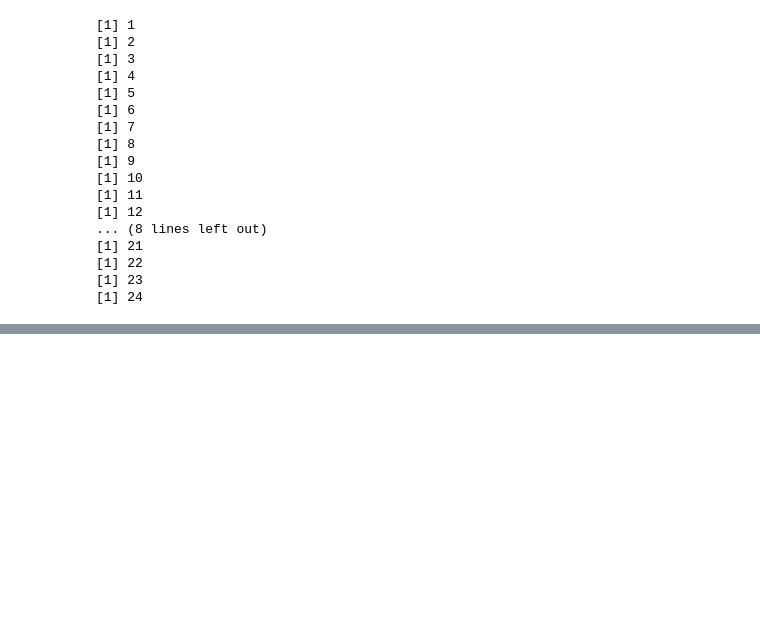
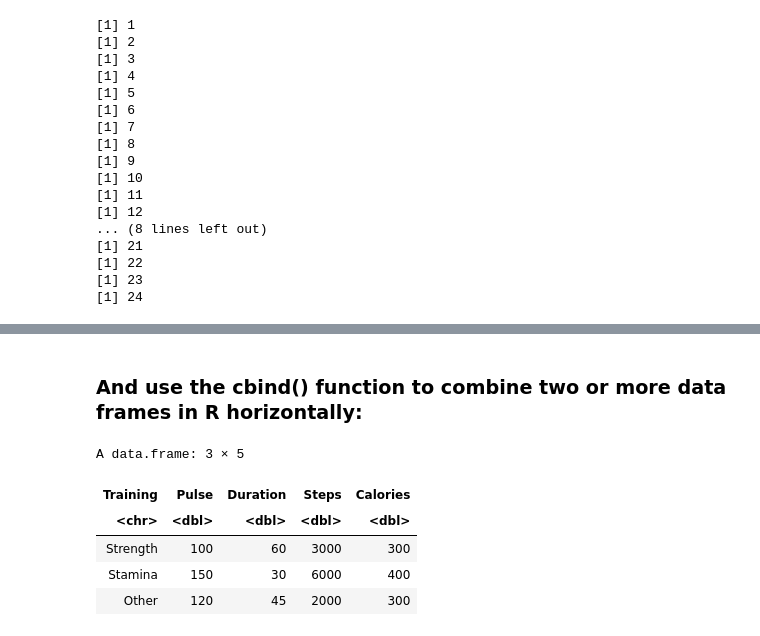
Before and after one commit to prodigy234/Complete_Data_Science_Full_Course, a Jupyter notebook: R Programming/16.R Data Structures.ipynb, the cells around one changed output, grey strips where cells are left out. Cells and saved outputs as stored; diff of their text form; code cells hidden in the pictures; blank space fills up the shorter version.

```diff
--- a/R Programming/16.R Data Structures.ipynb
+++ b/R Programming/16.R Data Structures.ipynb
@@ -877,0 +1107,24 @@ for(x in multiarray){
+# %% [markdown]
+### And use the cbind() function to combine two or more data frames in R horizontally:
+# %%
+# Example
+Data_Frame3 <- data.frame (
+  Training = c("Strength", "Stamina", "Other"),
+  Pulse = c(100, 150, 120),
+  Duration = c(60, 30, 45)
+)
+
+Data_Frame4 <- data.frame (
+  Steps = c(3000, 6000, 2000),
+  Calories = c(300, 400, 300)
+)
+
+New_Data_Frame1 <- cbind(Data_Frame3, Data_Frame4)
+New_Data_Frame1
+# %% [output]
+A data.frame: 3 × 5
+| Training | Pulse | Duration | Steps | Calories |
+| <chr> | <dbl> | <dbl> | <dbl> | <dbl> |
+| Strength | 100 | 60 | 3000 | 300 |
+| Stamina | 150 | 30 | 6000 | 400 |
+| Other | 120 | 45 | 2000 | 300 |
```
Also changed, not shown: parts of 20 cells of this notebook.
